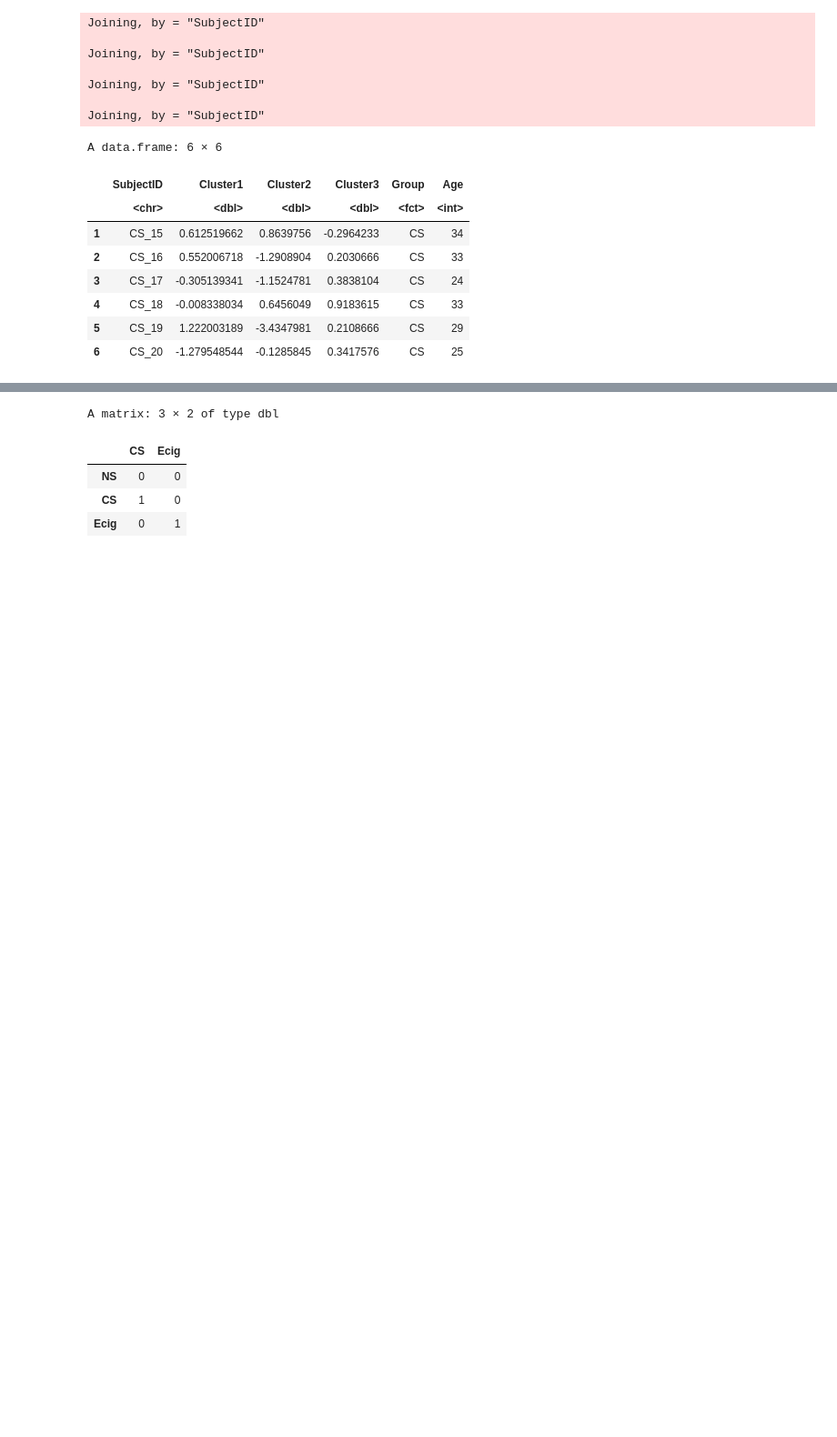
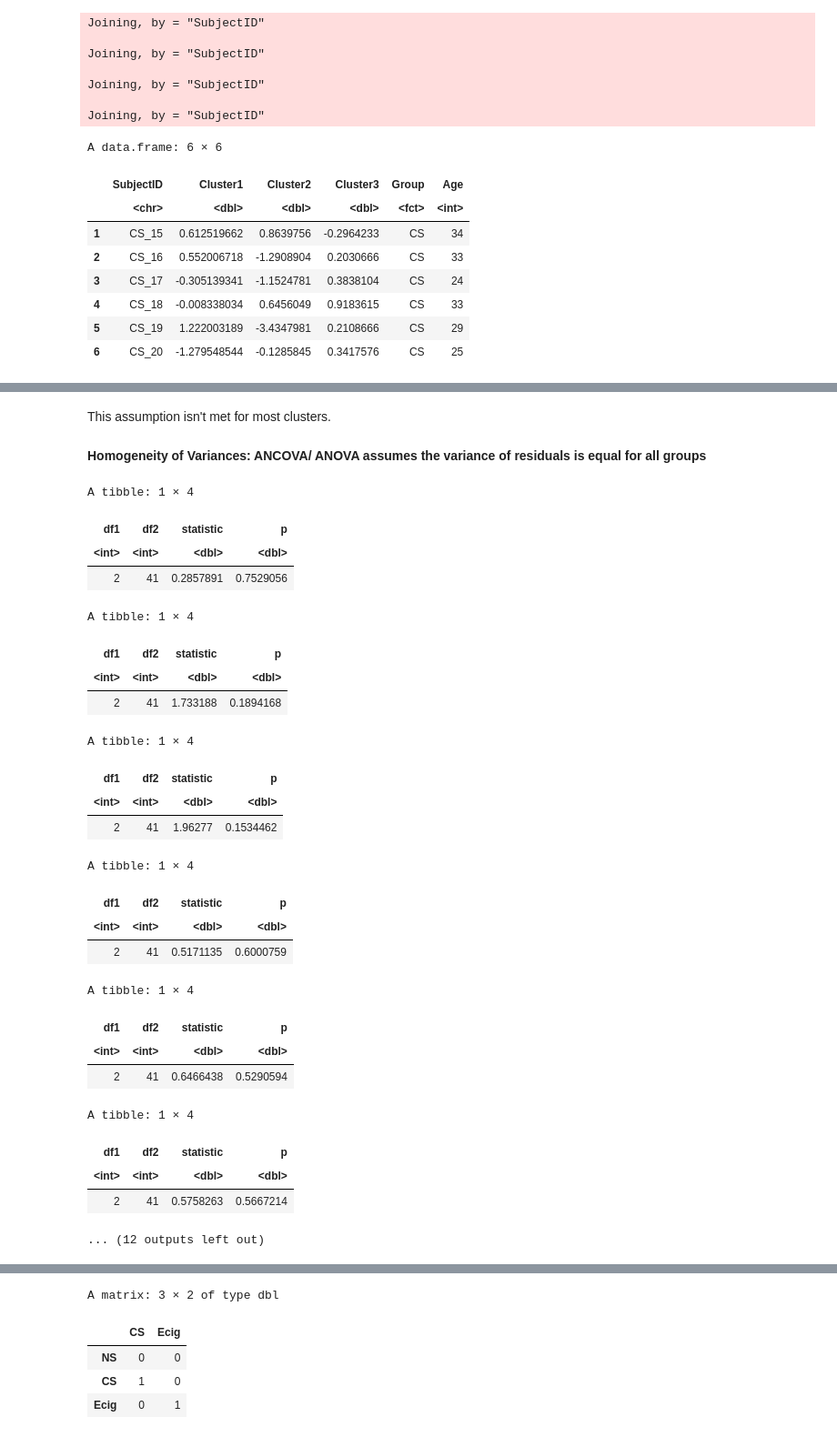
Before and after one commit to Ragerlab/Script_for_Cytokine-Signature-Clusters-as-a-Tool-to-Compare-Changes-associated-with-Tobacco-Product-, a Jupyter notebook: Cluster Distribution Comparison_ANOVA_ANCOVA (Table S5).ipynb, the cells around one changed output, grey strips where cells are left out. Shown at 91% size. Saved outputs shown, nothing was run; the diff lists cells and outputs as text; code cells hidden in the pictures; blank space fills up the shorter version.

```diff
--- a/Cluster Distribution Comparison_ANOVA_ANCOVA (Table S5).ipynb
+++ b/Cluster Distribution Comparison_ANOVA_ANCOVA (Table S5).ipynb
@@ -314,0 +506,21 @@ A data.frame: 6 × 6
+# %%
+#this is for ancova
+residual_normality_test = function(df, cluster){
+    model = lm(Conc~Age+Group, data = df %>%
+        filter(Cluster == cluster))
+    model.metrics <- augment(model)
+    shapiro_wilk_test = shapiro_test(model.metrics$.resid)
+    return(shapiro_wilk_test)
+}
+residual_normality_test(NLF_assumptions_df, 'Cluster1')
+residual_normality_test(NLF_assumptions_df, 'Cluster2') #residuals aren't normal
+residual_normality_test(NLF_assumptions_df, 'Cluster3') #residuals aren't normal
+residual_normality_test(ELF_assumptions_df, 'Cluster1') #residuals aren't normal
+residual_normality_test(ELF_assumptions_df, 'Cluster2') #residuals aren't normal
+residual_normality_test(ELF_assumptions_df, 'Cluster3')
+residual_normality_test(Sputum_assumptions_df, 'Cluster1')
+residual_normality_test(Sputum_assumptions_df, 'Cluster2') #residuals aren't normal
+residual_normality_test(Sputum_assumptions_df, 'Cluster3') #residuals aren't normal
+residual_normality_test(Serum_assumptions_df, 'Cluster1') #residuals aren't normal
+residual_normality_test(Serum_assumptions_df, 'Cluster2')
+residual_normality_test(Serum_assumptions_df, 'Cluster3') #residuals aren't normal
@@ -314,0 +553,52 @@ A data.frame: 6 × 6
+# %% [markdown]
+This assumption isn't met for most clusters.
+# %% [markdown]
+<b> Homogeneity of Variances: ANCOVA/ ANOVA assumes the variance of residuals is equal for all groups </b>
+# %%
+residual_variance_test_anova = function(df, cluster){
+    model = lm(Conc~Group, data = df %>%
+        filter(Cluster == cluster))
+    model.metrics <- augment(model)
+    levene_test = model.metrics %>%
+        levene_test(.resid~Group)
+    return(levene_test)
+}
+#anova
+residual_variance_test_anova(NLF_assumptions_df, 'Cluster1')
+residual_variance_test_anova(NLF_assumptions_df, 'Cluster2')
+residual_variance_test_anova(NLF_assumptions_df, 'Cluster3')
+residual_variance_test_anova(ELF_assumptions_df, 'Cluster1')
+residual_variance_test_anova(ELF_assumptions_df, 'Cluster2')
+residual_variance_test_anova(ELF_assumptions_df, 'Cluster3')
+residual_variance_test_anova(Sputum_assumptions_df, 'Cluster1')
+residual_variance_test_anova(Sputum_assumptions_df, 'Cluster2')
+residual_variance_test_anova(Sputum_assumptions_df, 'Cluster3')
+residual_variance_test_anova(Serum_assumptions_df, 'Cluster1')
+residual_variance_test_anova(Serum_assumptions_df, 'Cluster2')
+residual_variance_test_anova(Serum_assumptions_df, 'Cluster3')
+# %% [output]
+A tibble: 1 × 4
+| df1 | df2 | statistic | p |
+| <int> | <int> | <dbl> | <dbl> |
+| 2 | 41 | 0.2857891 | 0.7529056 |
+A tibble: 1 × 4
+| df1 | df2 | statistic | p |
+| <int> | <int> | <dbl> | <dbl> |
+| 2 | 41 | 1.733188 | 0.1894168 |
+A tibble: 1 × 4
+| df1 | df2 | statistic | p |
+| <int> | <int> | <dbl> | <dbl> |
+| 2 | 41 | 1.96277 | 0.1534462 |
+A tibble: 1 × 4
+| df1 | df2 | statistic | p |
+| <int> | <int> | <dbl> | <dbl> |
+| 2 | 41 | 0.5171135 | 0.6000759 |
+A tibble: 1 × 4
+| df1 | df2 | statistic | p |
+| <int> | <int> | <dbl> | <dbl> |
+| 2 | 41 | 0.6466438 | 0.5290594 |
+A tibble: 1 × 4
+| df1 | df2 | statistic | p |
+| <int> | <int> | <dbl> | <dbl> |
+| 2 | 41 | 0.5758263 | 0.5667214 |
+... (12 outputs left out)
```
Also changed, not shown: parts of 18 cells of this notebook.
